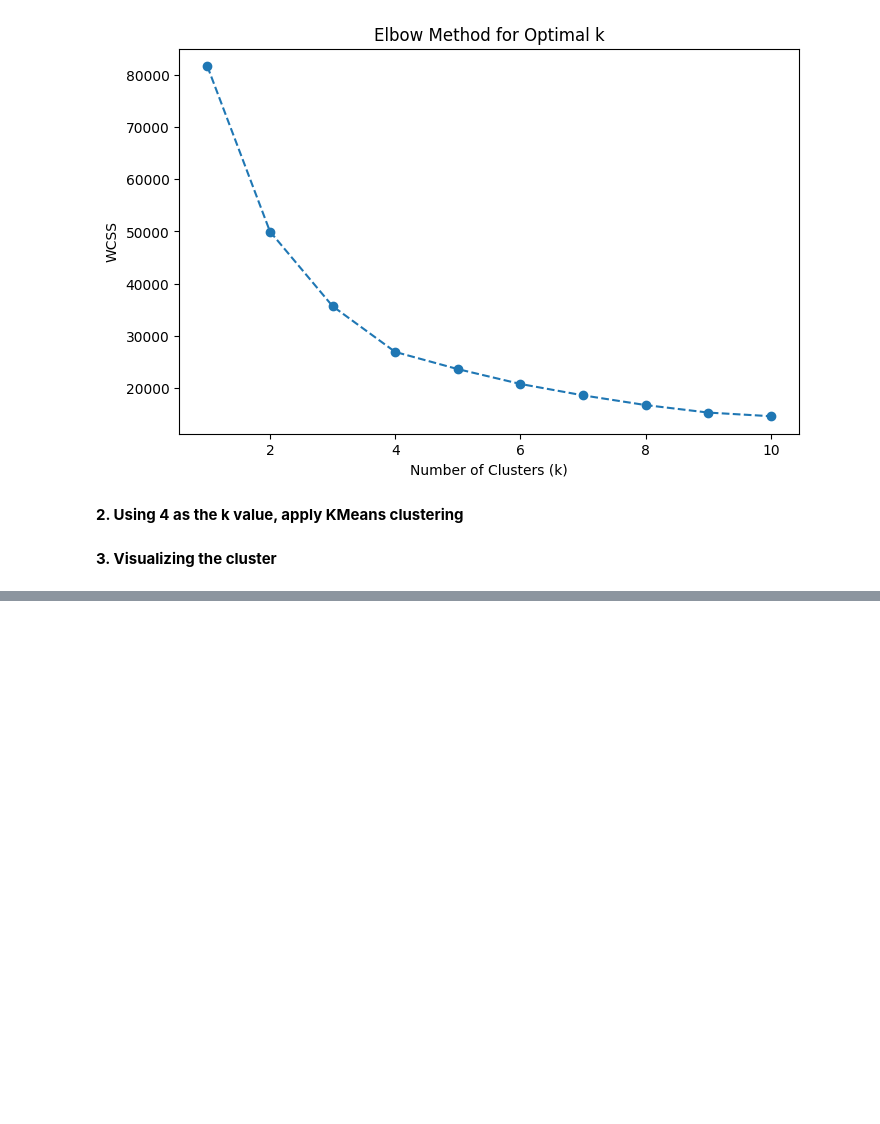
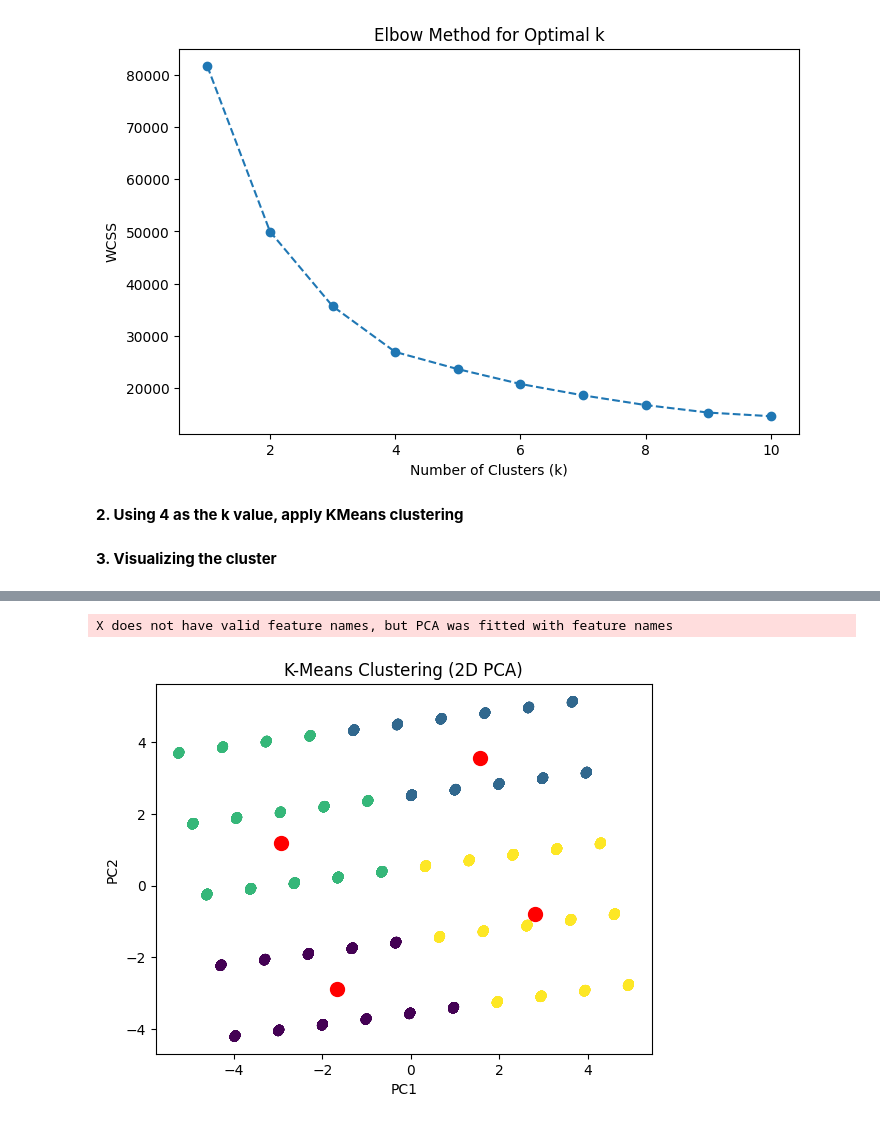
Before and after one commit to christianbusalanan/FinMark-Data-Mining-Project, a Jupyter notebook: MO_IT128_Homework_Week_3_Homework_Project_Dataset_Preprocessing_and_Feature_Engineering_BSIT_S3107_Busalanan,_C_N_.ipynb, the cells around one changed output, grey strips where cells are left out. Drawn from its saved outputs; the diff is of its cells as text; code cells hidden in the pictures; blank space fills up the shorter version.

```diff
--- a/MO_IT128_Homework_Week_3_Homework_Project_Dataset_Preprocessing_and_Feature_Engineering_BSIT_S3107_Busalanan,_C_N_.ipynb
+++ b/MO_IT128_Homework_Week_3_Homework_Project_Dataset_Preprocessing_and_Feature_Engineering_BSIT_S3107_Busalanan,_C_N_.ipynb
@@ -299,10 +299,10 @@ kmeans = KMeans(n_clusters=4, random_state=42)
 clusters = kmeans.fit_predict(trans)
 
 
-pca = PCA(n_components=3)
+pca = PCA(n_components=2)
 X_pca = pca.fit_transform(trans)
 
-trans_pca = pd.DataFrame(X_pca, columns=["PC1", "PC2", "PC3"])
+trans_pca = pd.DataFrame(X_pca, columns=["PC1", "PC2"])
 trans_pca["Cluster"] = clusters
 # %% [markdown]
 **3. Visualizing the cluster**
@@ -325,0 +309,13 @@ X does not have valid feature names, but PCA was fitted with feature names
+# %%
+centroids = kmeans.cluster_centers_
+centroids_pca = pca.transform(centroids)
+
+plt.scatter(trans_pca["PC1"], trans_pca["PC2"], c=trans_pca["Cluster"], cmap="viridis")
+plt.plot(centroids_pca[:, 0], centroids_pca[:, 1], 'o', markersize=10, color='red')
+plt.xlabel("PC1")
+plt.ylabel("PC2")
+plt.title("K-Means Clustering (2D PCA)")
+plt.show()
+# %% [output]
+X does not have valid feature names, but PCA was fitted with feature names
+[figure, added]
```
Also changed, not shown: parts of 1 cell of this notebook.
